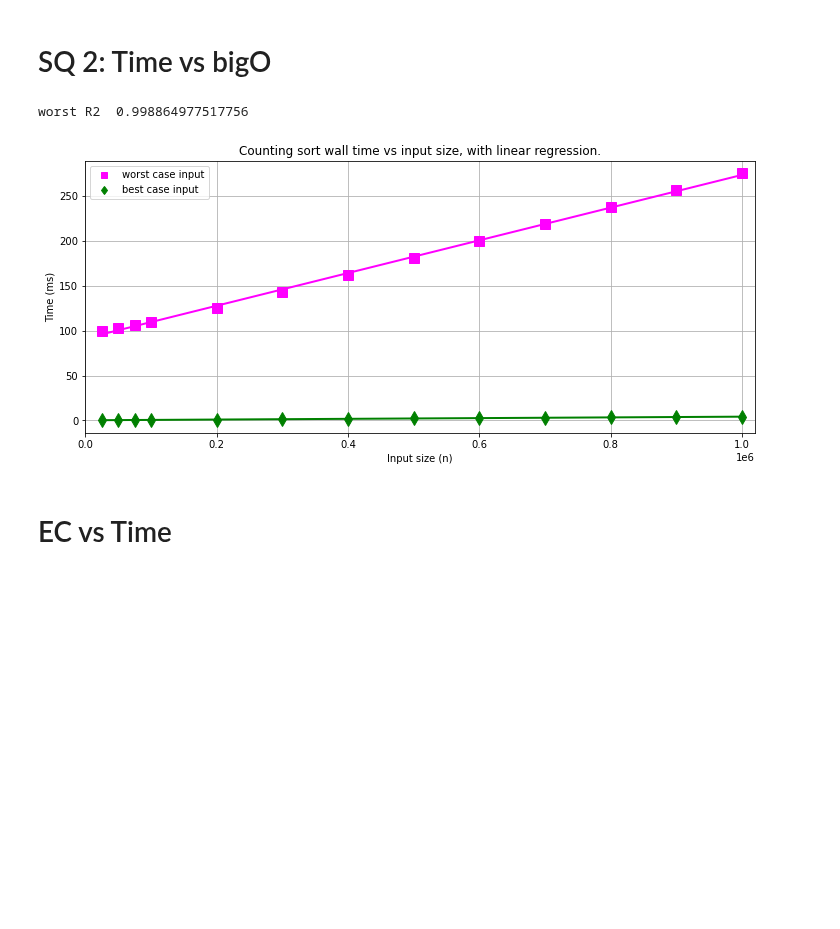
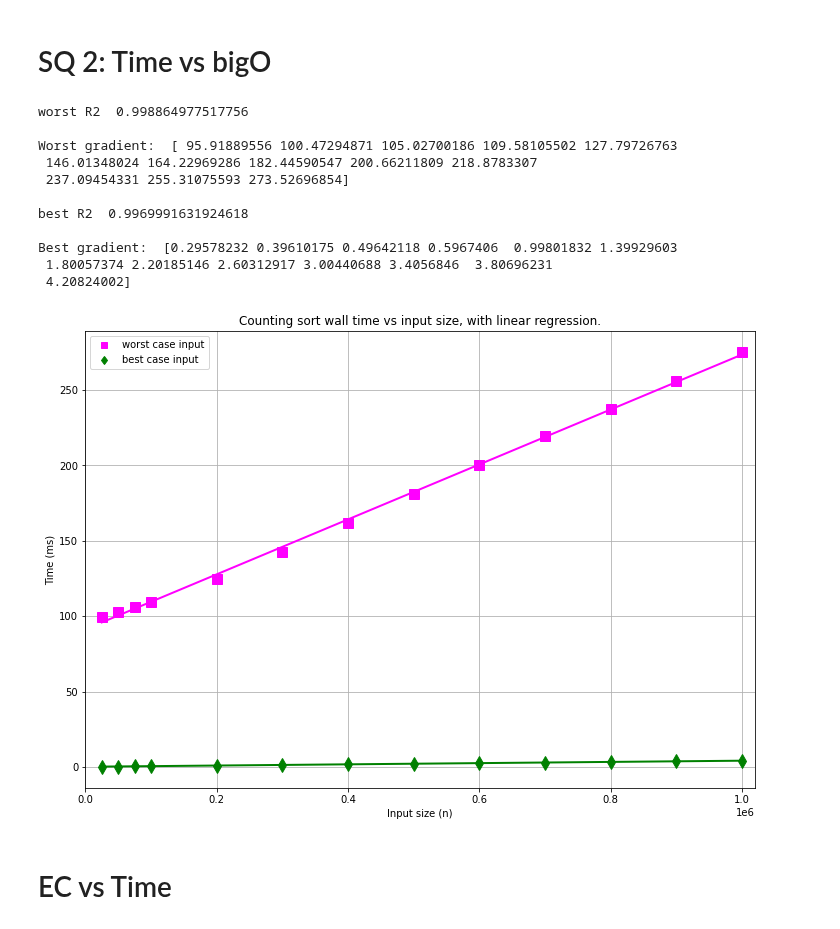
Before and after one commit to hrallil/RAPL_measurements, a Jupyter notebook: Java/FinalResults/FinalAnalysis/CountingMajaTest.ipynb, the cells around one changed output. Cells and saved outputs as stored; diff of their text form; code cells hidden in the pictures; blank space fills up the shorter version.

```diff
--- a/Java/FinalResults/FinalAnalysis/CountingMajaTest.ipynb
+++ b/Java/FinalResults/FinalAnalysis/CountingMajaTest.ipynb
@@ -299,32 +299,44 @@ best R2  0.9969991631924618
 # %% [markdown]
 # SQ 2: Time vs bigO
 # %%
-plt.figure(figsize=(10*1.2,5))
+plt.figure(figsize=(10*1.2,7*1.2))
 color = "red"
 
 Rs = []
 
 # for i in range(1,11):
 #     Rs.append(polyReg(dfCountingMean16[dfCountingMean16["Input case"] == f"random{i}"]["Size"], dfCountingMean16[dfCountingMean16["Input case"] == f"random{i}"]["Time - readCSV"],1, f"random{i} case input", "darkorange",dots="v"))
 # plt.plot(0,0,"v", color="darkorange",label="countingrandom1 - countingrandom10")
 for i in range(len(Rs)):
     print(f"random{i} R2", Rs[i][1], " \n")
 worst = polyReg(dfCountingMean16[dfCountingMean16["Input case"] == "worst"]["Size"], dfCountingMean16[dfCountingMean16["Input case"] == "worst"]["Time - readCSV"],1, "Merge time for worst case input", "fuchsia",dots="s")
 plt.plot(-1000000,0,"s", color="fuchsia",label="worst case input")
 best = polyReg(dfCountingMean16[dfCountingMean16["Input case"] == "best"]["Size"], dfCountingMean16[dfCountingMean16["Input case"] == "best"]["Time - readCSV"],1, "Merge time for best case input", "green",dots="d")
 plt.plot(-1000000,0,"d", color="green",label="best case input")
 print(f"worst R2 ", worst[1], "\n")
-#print(f"best R2 ", best[1], "\n")
+print(f"Worst gradient: ", worst[2], "\n")
+print(f"best R2 ", best[1], "\n")
+print(f"Best gradient: ", best[2], "\n")
 plt.title("Counting sort wall time vs input size, with linear regression.")
 plt.xlabel("Input size (n)")
 plt.ylabel("Time (ms)")
 plt.xlim(-10, 1020000)
 plt.grid()
 plt.legend()
 plt.show()
 # %% [output]
 worst R2  0.998864977517756
+
+Worst gradient:  [ 95.91889556 100.47294871 105.02700186 109.58105502 127.79726763
+ 146.01348024 164.22969286 182.44590547 200.66211809 218.8783307
+ 237.09454331 255.31075593 273.52696854]
+
+best R2  0.9969991631924618
+
+Best gradient:  [0.29578232 0.39610175 0.49642118 0.5967406  0.99801832 1.39929603
+ 1.80057374 2.20185146 2.60312917 3.00440688 3.4056846  3.80696231
+ 4.20824002]
-[figure, old version]
+[figure, new version]
 # %% [markdown]
 # EC vs Time
 # %%
```
Also changed, not shown: parts of 8 cells of this notebook.
